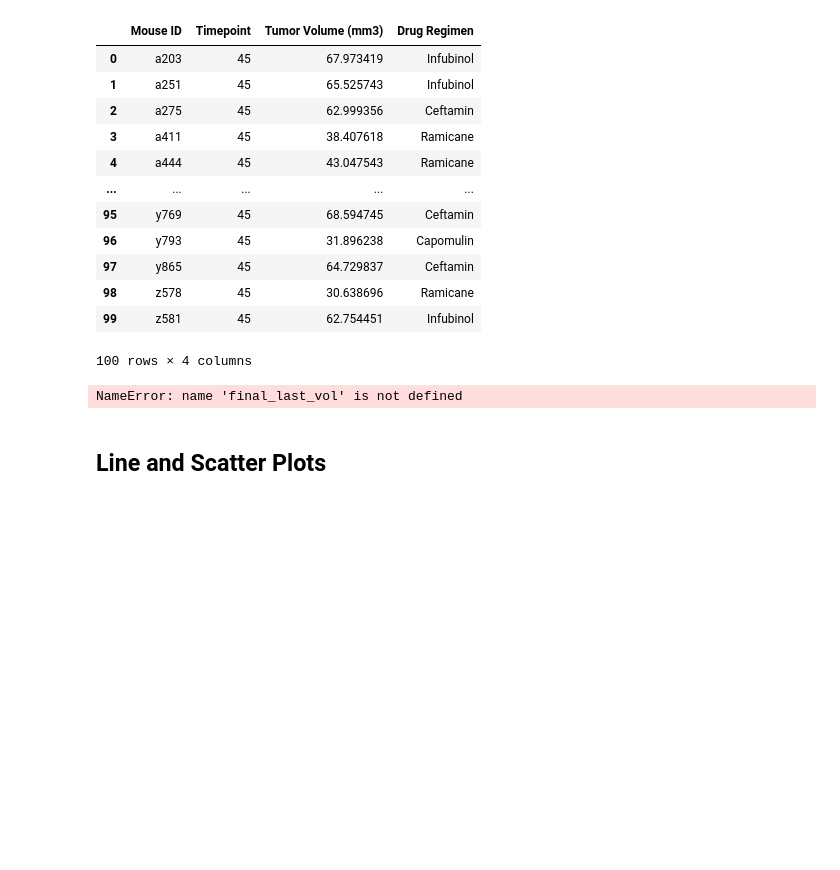
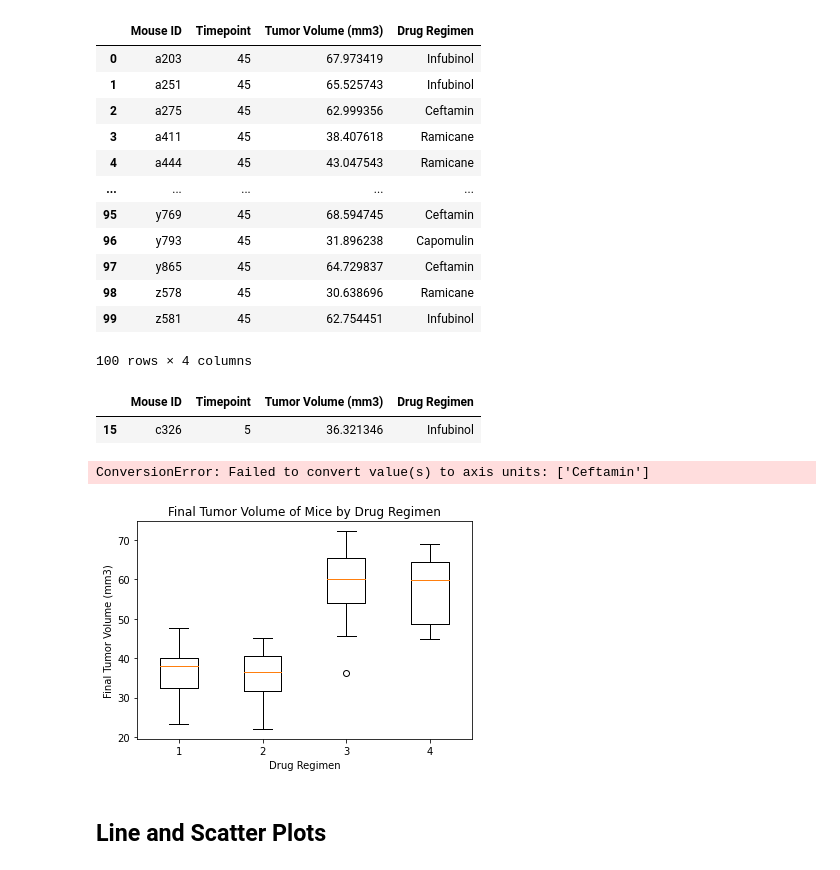
Before and after one commit to LaurenGT/pymaceuticals_analysis, a Jupyter notebook: pymaceuticals_starter.ipynb, the cells around one changed output. Cells and saved outputs as stored; diff of their text form; code cells hidden in the pictures; blank space fills up the shorter version.

Commit message:
quartiles and outliers completes. Incomplete boxplot.

```diff
--- a/pymaceuticals_starter.ipynb
+++ b/pymaceuticals_starter.ipynb
@@ -270,34 +270,37 @@ tx = ["Capomulin", "Ramicane", "Infubinol", "Ceftamin"]
 vol = []
 
 # Calculate the IQR and quantitatively determine if there are any potential outliers.
-
+    # Locate the rows which contain mice on each drug and get the tumor volumes
 for treatment in tx:
-    mouse_reg = final_last_vol.loc[final_last_volume["Drug Regime"] == treatment]
-    quartiles = mouse_reg["Tumor Volume (mm3)"].quantile([.25,.5,.75])
+    tx_reg = final_last_vol.loc[final_last_vol["Drug Regimen"] == treatment]
+    vol.append(tx_reg["Tumor Volume (mm3)"])
+    quartiles = tx_reg["Tumor Volume (mm3)"].quantile([.25,.5,.75])
     lowerq = quartiles[0.25]
     upperq = quartiles[0.75]
     iqr = upperq-lowerq
     lowerb = lowerq - (1.5*iqr)
     upperb = upperq + (1.5*iqr)
-    # print(quartiles)
-    # print(lowerq)
-    # print(upperq)
-    # print(iqr)
-    vol.append(mouse_reg["tumor Volume (mm3)"])
-    outlier = mouse_reg.loc[(
-    )]
-
-    # Locate the rows which contain mice on each drug and get the tumor volumes
-
-
-    # add subset
-
 
     # Determine outliers using upper and lower bounds
+    outliers = tx_reg.loc[(tx_reg["Tumor Volume (mm3)"] < lowerb) | (tx_reg["Tumor Volume (mm3)"] > upperb)]
+    if outliers.empty == False:
+        display(outliers)
 # %% [output]
-NameError: name 'final_last_vol' is not defined
+|  | Mouse ID | Timepoint | Tumor Volume (mm3) | Drug Regimen |
+| 15 | c326 | 5 | 36.321346 | Infubinol |
 # %%
 # Generate a box plot of the final tumor volume of each mouse across four regimens of interest
+# fig1, ax1 = plt.subplots()
+# ax1
+plt.boxplot(vol)
+plt.title("Final Tumor Volume of Mice by Drug Regimen")
+plt.ylabel("Final Tumor Volume (mm3)")
+plt.xlabel("Drug Regimen")
+plt.xticks([treatment])
+plt.show()
+# %% [output]
+ConversionError: Failed to convert value(s) to axis units: ['Ceftamin']
+[figure, added]
 # %% [markdown]
 ## Line and Scatter Plots
 # %%
```
